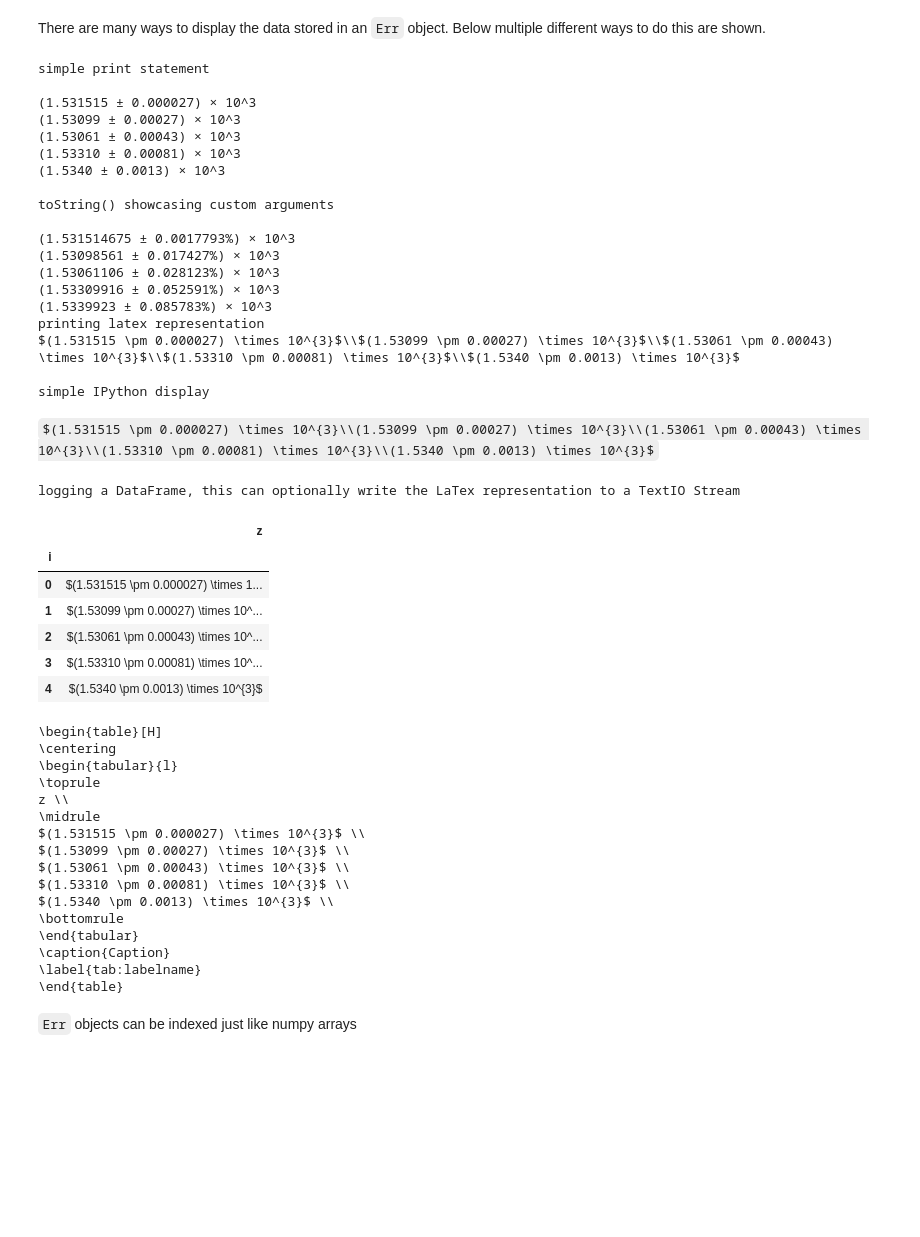
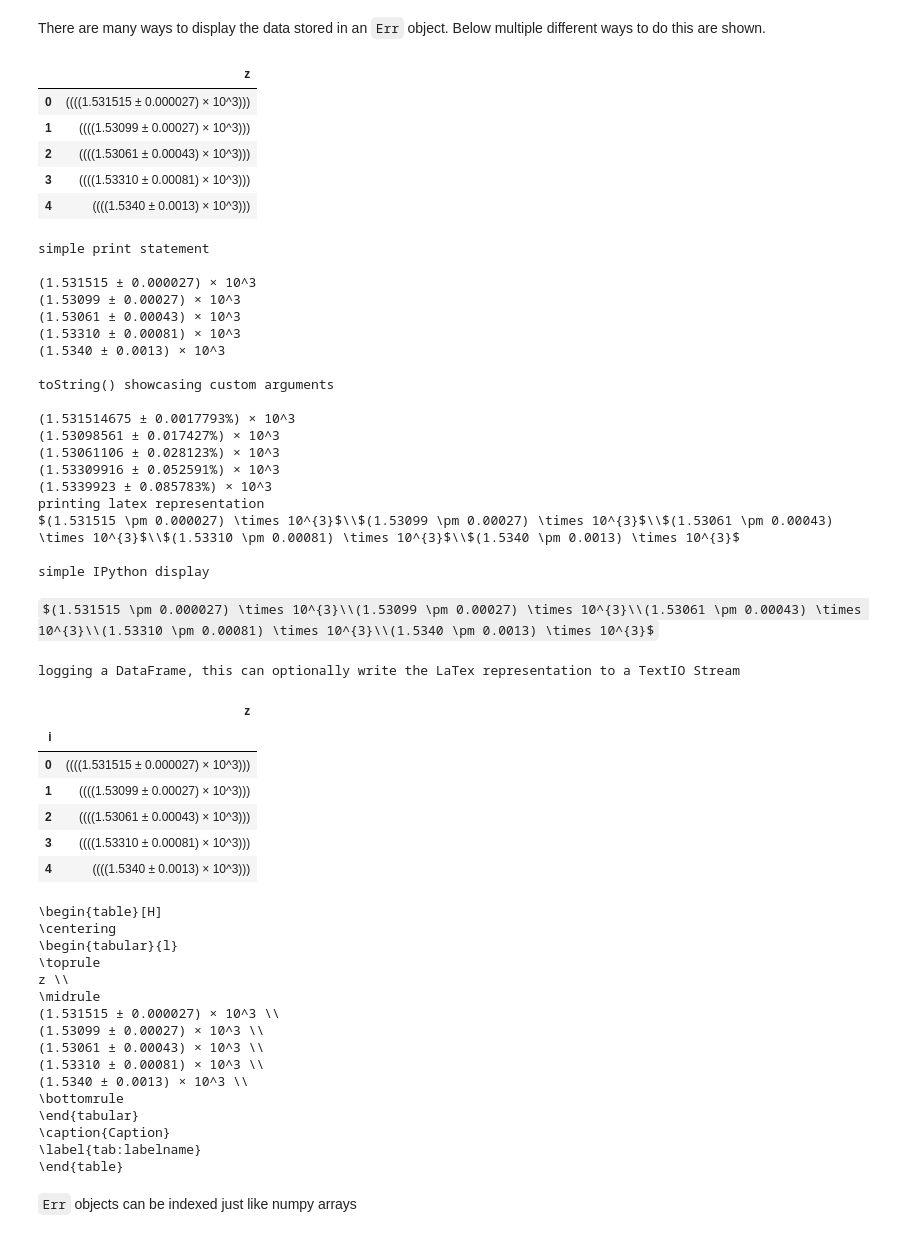
Before and after one commit to SecretGmG/PhysicsTool, a Jupyter notebook: examples.ipynb, the cells around one changed output. Drawn from its saved outputs; the diff is of its cells as text; code cells hidden in the pictures; some formulas as TeX source; blank space fills up the shorter version.

```diff
--- a/examples.ipynb
+++ b/examples.ipynb
@@ -99,60 +99,66 @@ z_vals_grouped = pt.Err.from_data(z_data, axis = 1)
 # %% [markdown]
 There are many ways to display the data stored in an `Err` object. Below multiple different ways to do this are shown.
 # %%
-display_example_table = pd.DataFrame({
-    'z' : z_vals_grouped.latex_array()
-})
+display_example_table = pd.DataFrame()
+display_example_table['z'] = z_vals_grouped
+display(display_example_table)
 display_example_table.index.name = 'i'
 print('simple print statement\n')
 print(z_vals_grouped)
 print('\ntoString() showcasing custom arguments\n')
 print(z_vals_grouped.toString(5, relative=True, expontent_factor=1))
 print('printing latex representation')
 print(z_vals_grouped.latex())
 print('\nsimple IPython display\n')
 display(z_vals_grouped)
 print('\nlogging a DataFrame, this can optionally write the LaTex representation to a TextIO Stream\n')
 pt.log(display_example_table, tex = stdout)
 # %% [output]
+|  | z |
+| 0 | ((((1.531515 ± 0.000027) × 10^3))) |
+| 1 | ((((1.53099 ± 0.00027) × 10^3))) |
+| 2 | ((((1.53061 ± 0.00043) × 10^3))) |
+| 3 | ((((1.53310 ± 0.00081) × 10^3))) |
+| 4 | ((((1.5340 ± 0.0013) × 10^3))) |
 simple print statement
 
 (1.531515 ± 0.000027) × 10^3
 (1.53099 ± 0.00027) × 10^3
 (1.53061 ± 0.00043) × 10^3
 (1.53310 ± 0.00081) × 10^3
 (1.5340 ± 0.0013) × 10^3
 
 toString() showcasing custom arguments
 
 (1.531514675 ± 0.0017793%) × 10^3
 (1.53098561 ± 0.017427%) × 10^3
 (1.53061106 ± 0.028123%) × 10^3
 (1.53309916 ± 0.052591%) × 10^3
 (1.5339923 ± 0.085783%) × 10^3
 printing latex representation
 $(1.531515 \pm 0.000027) \times 10^{3}$\\$(1.53099 \pm 0.00027) \times 10^{3}$\\$(1.53061 \pm 0.00043) \times 10^{3}$\\$(1.53310 \pm 0.00081) \times 10^{3}$\\$(1.5340 \pm 0.0013) \times 10^{3}$
 
 simple IPython display
 $(1.531515 \pm 0.000027) \times 10^{3}\\(1.53099 \pm 0.00027) \times 10^{3}\\(1.53061 \pm 0.00043) \times 10^{3}\\(1.53310 \pm 0.00081) \times 10^{3}\\(1.5340 \pm 0.0013) \times 10^{3}$
 logging a DataFrame, this can optionally write the LaTex representation to a TextIO Stream
-|  | z |
-| i |  |
-| 0 | $(1.531515 \pm 0.000027) \times 1... |
-| 1 | $(1.53099 \pm 0.00027) \times 10^... |
-| 2 | $(1.53061 \pm 0.00043) \times 10^... |
-| 3 | $(1.53310 \pm 0.00081) \times 10^... |
-| 4 | $(1.5340 \pm 0.0013) \times 10^{3}$ |
+|  | z |
+| i |  |
+| 0 | ((((1.531515 ± 0.000027) × 10^3))) |
+| 1 | ((((1.53099 ± 0.00027) × 10^3))) |
+| 2 | ((((1.53061 ± 0.00043) × 10^3))) |
+| 3 | ((((1.53310 ± 0.00081) × 10^3))) |
+| 4 | ((((1.5340 ± 0.0013) × 10^3))) |
 \begin{table}[H]
 \centering
 \begin{tabular}{l}
 \toprule
 z \\
 \midrule
-$(1.531515 \pm 0.000027) \times 10^{3}$ \\
-$(1.53099 \pm 0.00027) \times 10^{3}$ \\
-$(1.53061 \pm 0.00043) \times 10^{3}$ \\
-$(1.53310 \pm 0.00081) \times 10^{3}$ \\
-$(1.5340 \pm 0.0013) \times 10^{3}$ \\
+(1.531515 ± 0.000027) × 10^3 \\
+(1.53099 ± 0.00027) × 10^3 \\
+(1.53061 ± 0.00043) × 10^3 \\
+(1.53310 ± 0.00081) × 10^3 \\
+(1.5340 ± 0.0013) × 10^3 \\
 \bottomrule
 \end{tabular}
 \caption{Caption}
```
Also changed, not shown: parts of 1 cell of this notebook, 3 other files.
